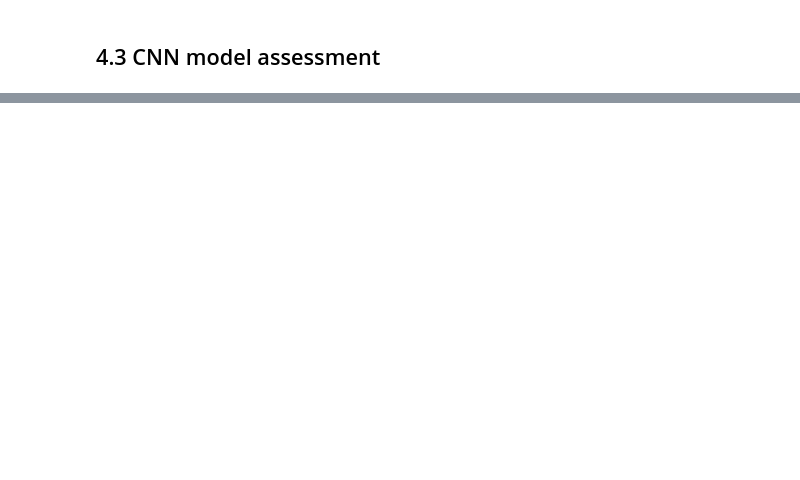
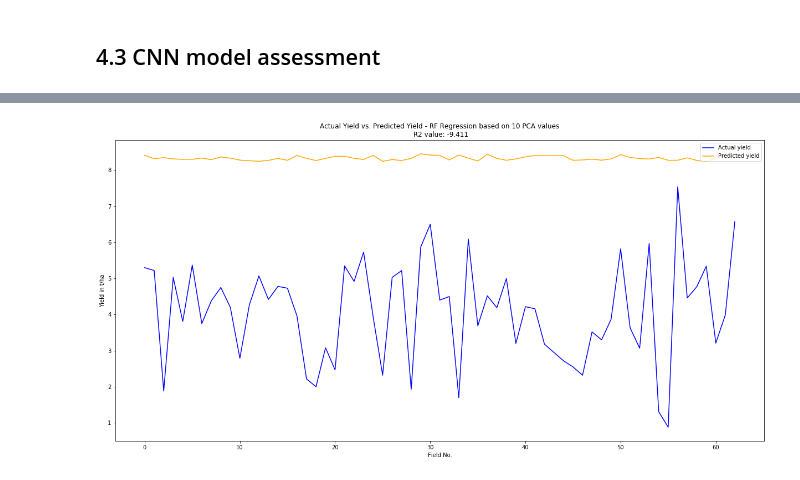
Before and after one commit to simon-donike/crop_yield_prediction_kenya, a Jupyter notebook: crop_yield.ipynb, the cells around one changed output, grey strips where cells are left out. Cells and saved outputs as stored; diff of their text form; code cells hidden in the pictures; blank space fills up the shorter version.

```diff
--- a/crop_yield.ipynb
+++ b/crop_yield.ipynb
@@ -497,0 +541,9 @@ array([[1.2550297],
+# %%
+# load data
+data_test = pd.read_csv("bands_sampled4_test.csv")
+# drop columns that contain NaN
+data_test = data_test.dropna(axis=0)
+print("Pandas Dataframe Info:\n")
+data_test.info()
+print("\n\nPandas DataFrame Head:\n")
+data_test.head()
@@ -497,0 +575,23 @@ array([[1.2550297],
+# %%
+# set features for prediction
+features_test_ls = features_pca_ls
+# %%
+# feature list to numpy array
+features_test = data_test[features_test_ls].to_numpy()
+# predict yield using trained RF
+yield_pred_test = rf_pca.predict(features_test)
+# append predicted yield to dataframe
+data_test["yield_pred_test"] = yield_pred_test
+# calculate r2
+r2_test = r2_score(data_test["yield_t.ha"],data_test["yield_pred_test"])
+# %%
+plt.figure(figsize=(21,10))
+plt.plot(data_test["yield_t.ha"],color="blue")
+plt.plot(data_test["yield_pred_test"],color="orange")
+plt.title("Actual Yield vs. Predicted Yield - RF Regression based on 10 PCA values\n R2 value: "+str(round(r2_test,3)))
+plt.ylabel("Yield in t/ha")
+plt.xlabel("Field No.")
+plt.legend(["Actual yield", "Predicted yield"], loc='upper right')
+plt.show()
+# %% [output]
+[figure, added]
```
Also changed, not shown: parts of 21 cells of this notebook, 2 other files.
